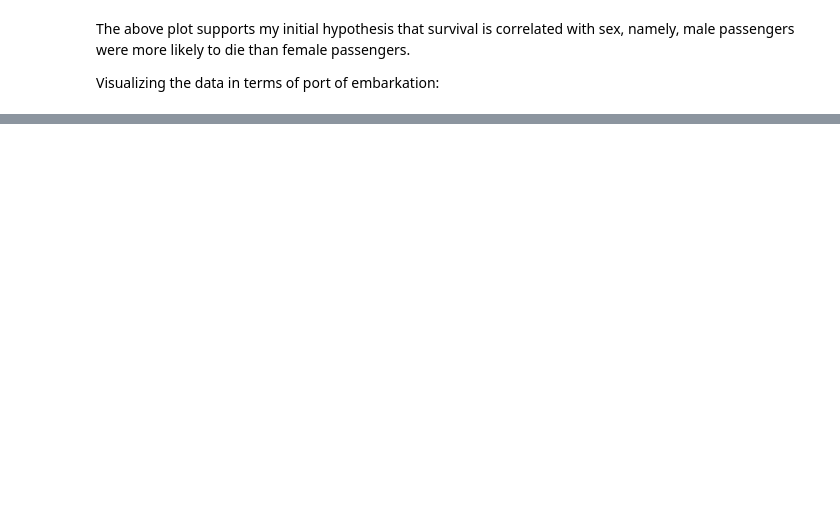
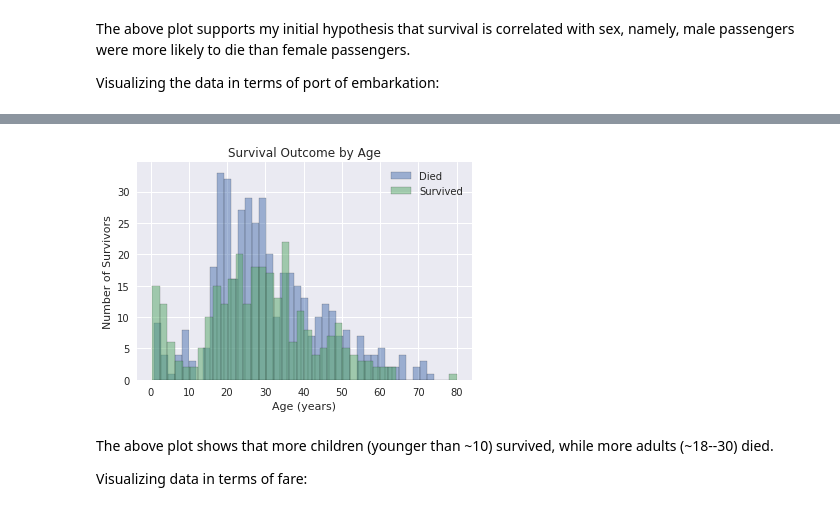
Before and after one commit to bkgreve/titanic_data_challenge, a Jupyter notebook: Titanic_Machine_Learning_from_Disaster.ipynb, the cells around one changed output, grey strips where cells are left out. Saved outputs shown, nothing was run; the diff lists cells and outputs as text; code cells hidden in the pictures; blank space fills up the shorter version.

```diff
--- a/Titanic_Machine_Learning_from_Disaster.ipynb
+++ b/Titanic_Machine_Learning_from_Disaster.ipynb
@@ -132,0 +142,18 @@ embark_outcome.plot(kind='bar', title='Survival Outcome by Port of Embarkation')
+# %%
+age_survived = training_data[training_data['Survived']==1]['Age']
+age_deceased = training_data[training_data['Survived']==0]['Age']
+# %%
+fig = plt.figure();
+ax = fig.add_subplot(111);
+age_deceased.hist(bins=40, edgecolor='k', alpha=0.5, ax=ax);
+age_survived.hist(bins=40, edgecolor='k', ax=ax, alpha=0.5);
+ax.set_title('Survival Outcome by Age');
+ax.set_xlabel('Age (years)');
+ax.set_ylabel('Number of Survivors');
+ax.legend(['Died', 'Survived']);
+# %% [output]
+[figure, added]
+# %% [markdown]
+The above plot shows that more children (younger than ~10) survived, while more adults (~18--30) died.
+
+Visualizing data in terms of fare:
```
Also changed, not shown: parts of 44 cells of this notebook.
